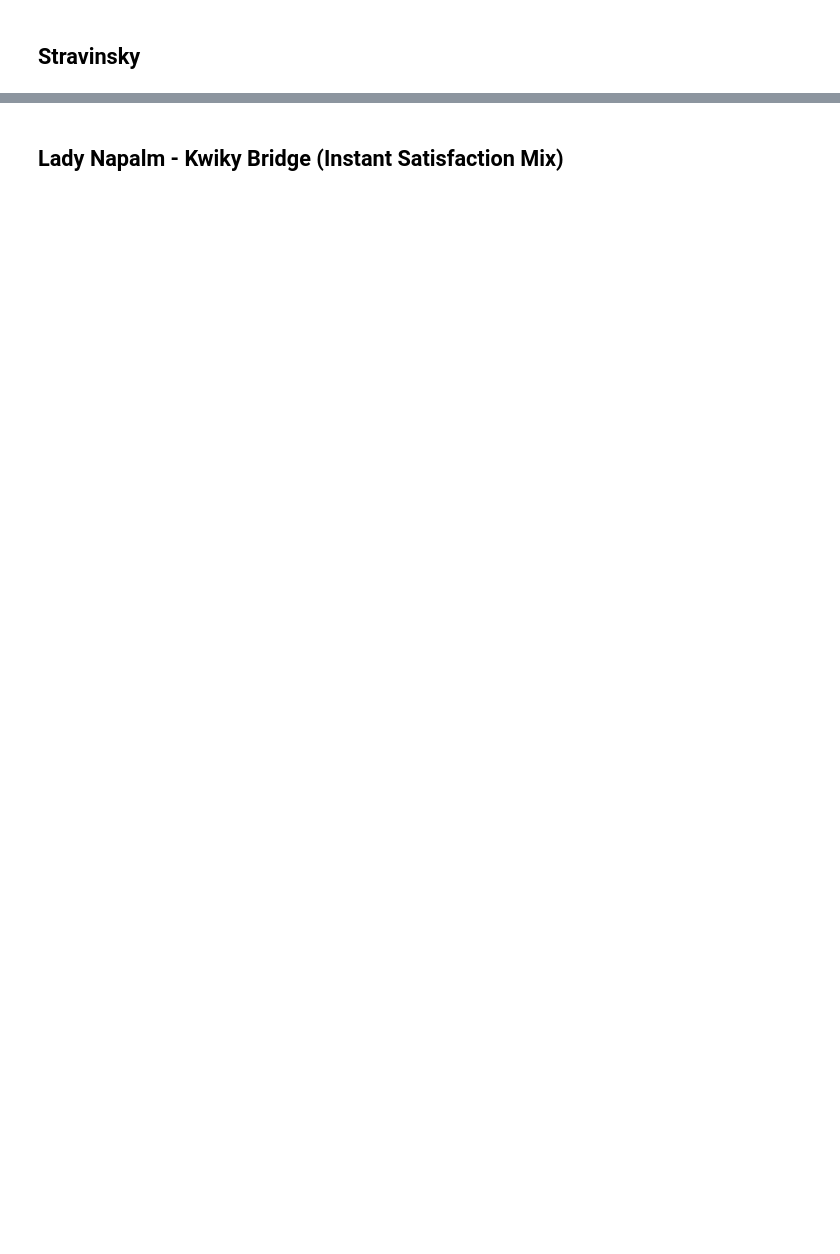
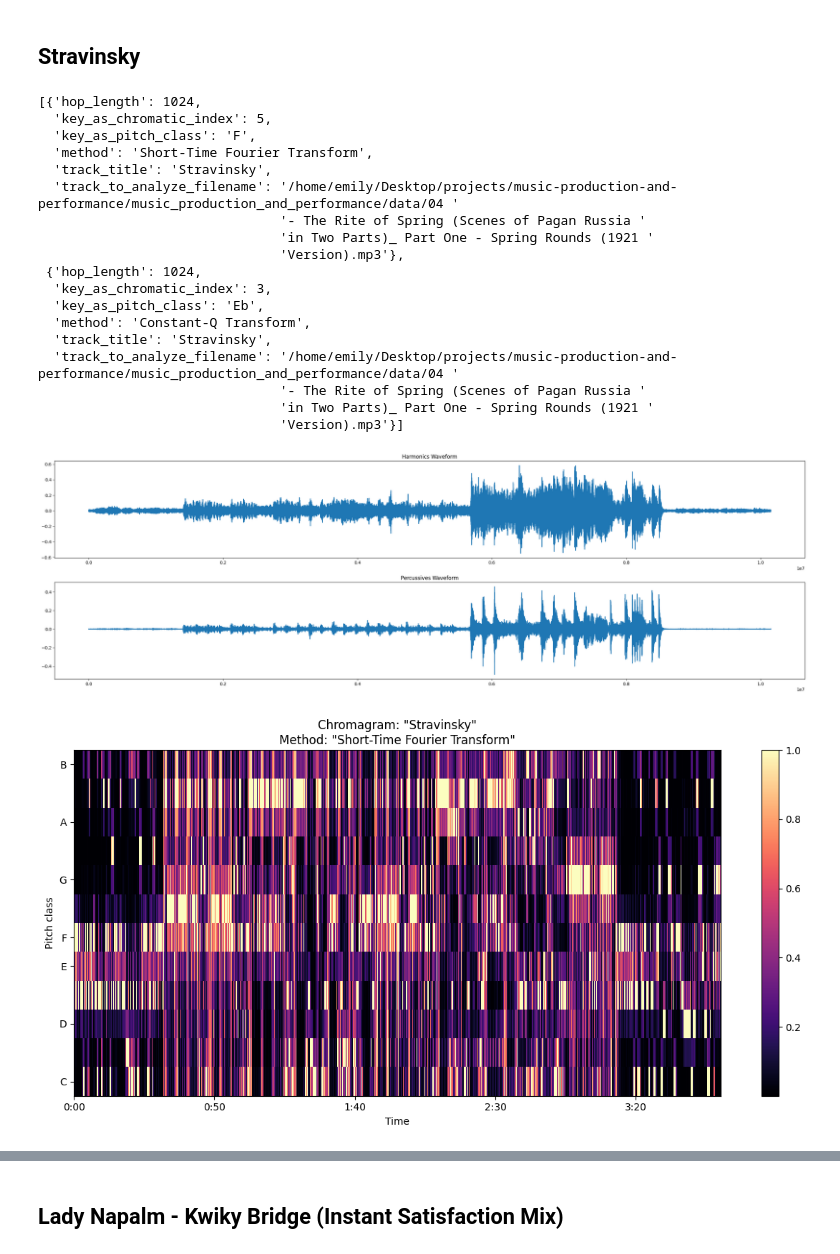
Before and after one commit to badassdatascience/music-production-and-performance, a Jupyter notebook: music_production_and_performance/features/key_detection.ipynb, the cells around one changed output, grey strips where cells are left out. Saved outputs shown, nothing was run; the diff lists cells and outputs as text; code cells hidden in the pictures; blank space fills up the shorter version.

```diff
--- a/music_production_and_performance/features/key_detection.ipynb
+++ b/music_production_and_performance/features/key_detection.ipynb
@@ -60,8 +70,29 @@ t_bach.df
 # %% [markdown]
 ## Stravinsky
 # %%
-track_to_analyze = '/home/emily/Downloads/04 - The Rite of Spring (Scenes of Pagan Russia in Two Parts)_ Part One - Spring Rounds (1921 Version).mp3'
+track_to_analyze = os.environ['BMPP_HOME'] + '/music_production_and_performance/data/04 - The Rite of Spring (Scenes of Pagan Russia in Two Parts)_ Part One - Spring Rounds (1921 Version).mp3'
 track_name = 'Stravinsky'
 t_strv = KeyDetection(track_to_analyze, track_name)
 t_strv.fit()
 t_strv.summary_full()
+# %% [output]
+[{'hop_length': 1024,
+  'key_as_chromatic_index': 5,
+  'key_as_pitch_class': 'F',
+  'method': 'Short-Time Fourier Transform',
+  'track_title': 'Stravinsky',
+  'track_to_analyze_filename': '/home/emily/Desktop/projects/music-production-and-performance/music_production_and_performance/data/04 '
+                               '- The Rite of Spring (Scenes of Pagan Russia '
+                               'in Two Parts)_ Part One - Spring Rounds (1921 '
+                               'Version).mp3'},
+ {'hop_length': 1024,
+  'key_as_chromatic_index': 3,
+  'key_as_pitch_class': 'Eb',
+  'method': 'Constant-Q Transform',
+  'track_title': 'Stravinsky',
+  'track_to_analyze_filename': '/home/emily/Desktop/projects/music-production-and-performance/music_production_and_performance/data/04 '
+                               '- The Rite of Spring (Scenes of Pagan Russia '
+                               'in Two Parts)_ Part One - Spring Rounds (1921 '
+                               'Version).mp3'}]
+[figure, added]
+[figure, added]
```
Also changed, not shown: parts of 11 cells of this notebook.
